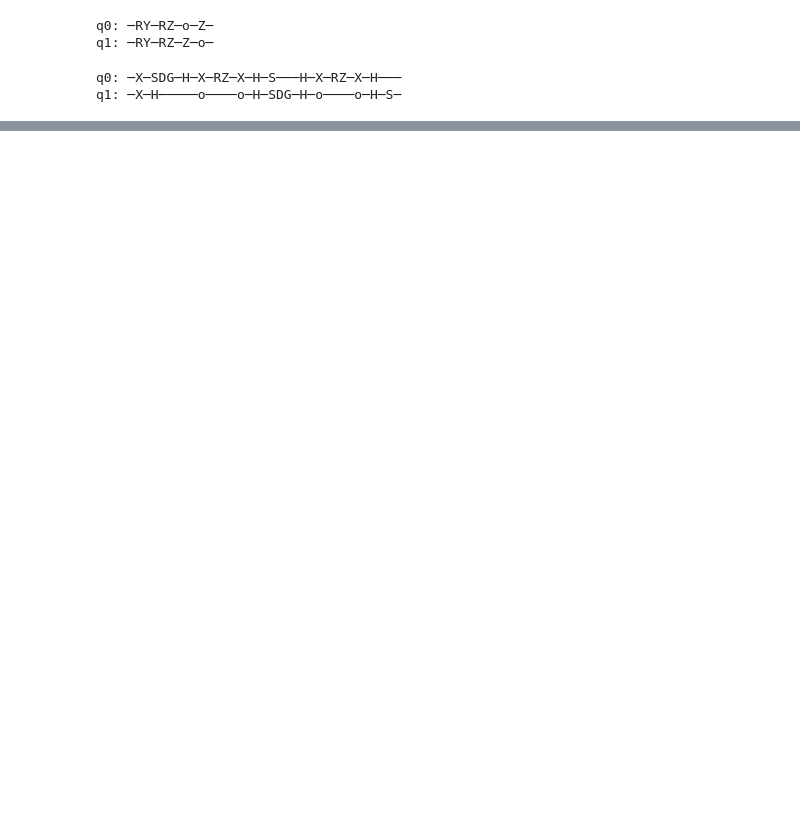
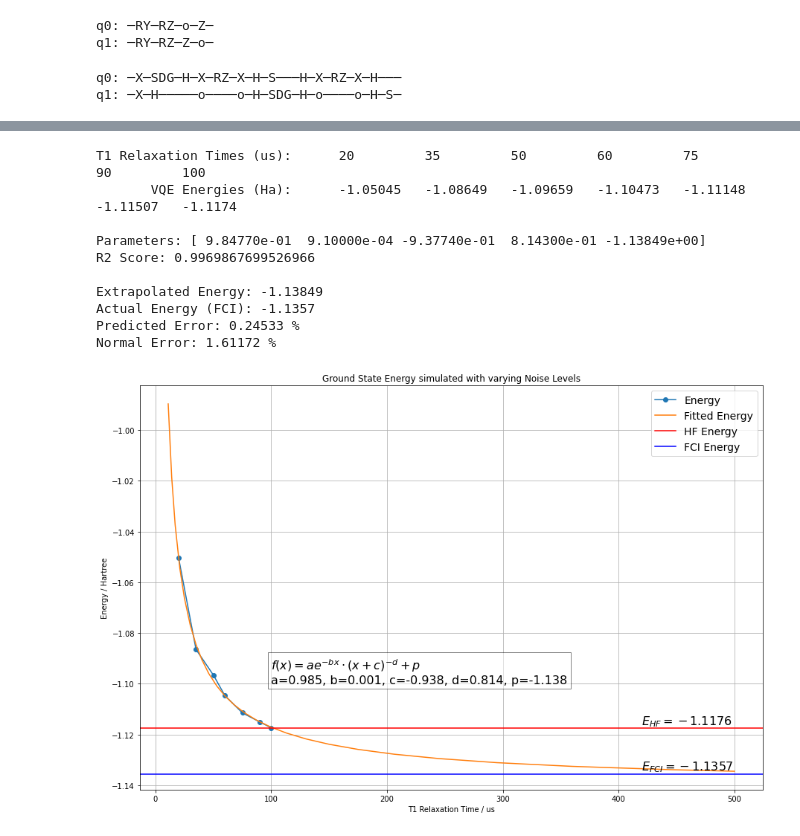
Before and after one commit to TheTrustyPwo/Hydrogen, a Jupyter notebook: better.ipynb, the cells around one changed output, grey strips where cells are left out. Saved outputs shown, nothing was run; the diff lists cells and outputs as text; code cells hidden in the pictures; blank space fills up the shorter version.

```diff
--- a/better.ipynb
+++ b/better.ipynb
@@ -303,0 +386,46 @@ plt.show()
+# %%
+y_fit, params, score = fit_noise_curve(accuracies, vqe_energies)
+a, b, c, d, p = params
+print("T1 Relaxation Times (us):".ljust(30), ' '.join(list(map(lambda x: f"{np.round(x, 5):<10}", accuracies))))
+print("VQE Energies (Ha):".rjust(25).ljust(30), ' '.join(list(map(lambda x: f"{np.round(x, 5):<10}", vqe_energies))))
+print()
+print("Parameters:", np.round(params, 5))
+print("R2 Score:", score)
+print()
+print("Extrapolated Energy:", np.round(p, 5))
+print("Actual Energy (FCI):", E_FCI)
+print("Predicted Error:", np.round(abs((p - E_FCI) / E_FCI) * 100, 5), "%")
+print("Normal Error:", np.round(abs((vqe_energies[accuracies.argmax()] - E_FCI) / E_FCI) * 100, 5), "%")
+
+test_accuracies = np.arange(11, 501, 1)
+test_fit = func(test_accuracies, *params)
+
+plt.figure(figsize=(15, 10))
+plt.style.use('fast')
+plt.plot(accuracies, vqe_energies, 'o-', label="Energy")
+plt.plot(test_accuracies, test_fit, label="Fitted Energy")
+equation_text = r'$f(x) = ae^{-bx} \cdot ({x + c})^{-d} + p$'
+params_text = f'a={a:.3f}, b={b:.3f}, c={c:.3f}, d={d:.3f}, p={p:.3f}'
+plt.text(100, -1.10, equation_text + '\n' + params_text, fontsize=16, bbox=dict(facecolor='white', alpha=0.5))
+plt.text(420, -1.116, E_HF_STR, fontsize=16)
+plt.text(420, -1.134, E_FCI_STR, fontsize=16)
+plt.axhline(y=E_HF, color='r', label="HF Energy")
+plt.axhline(y=E_FCI, color='b', label="FCI Energy")
+plt.title('Ground State Energy simulated with varying Noise Levels')
+plt.xlabel('T1 Relaxation Time / us')
+plt.ylabel('Energy / Hartree')
+plt.grid(True)
+plt.legend(fontsize=14)
+plt.show()
+# %% [output]
+T1 Relaxation Times (us):      20         35         50         60         75         90         100
+       VQE Energies (Ha):      -1.05045   -1.08649   -1.09659   -1.10473   -1.11148   -1.11507   -1.1174
+
+Parameters: [ 9.84770e-01  9.10000e-04 -9.37740e-01  8.14300e-01 -1.13849e+00]
+R2 Score: 0.9969867699526966
+
+Extrapolated Energy: -1.13849
+Actual Energy (FCI): -1.1357
+Predicted Error: 0.24533 %
+Normal Error: 1.61172 %
+[figure, added]
```
Also changed, not shown: parts of 28 cells of this notebook, 1 other file.
